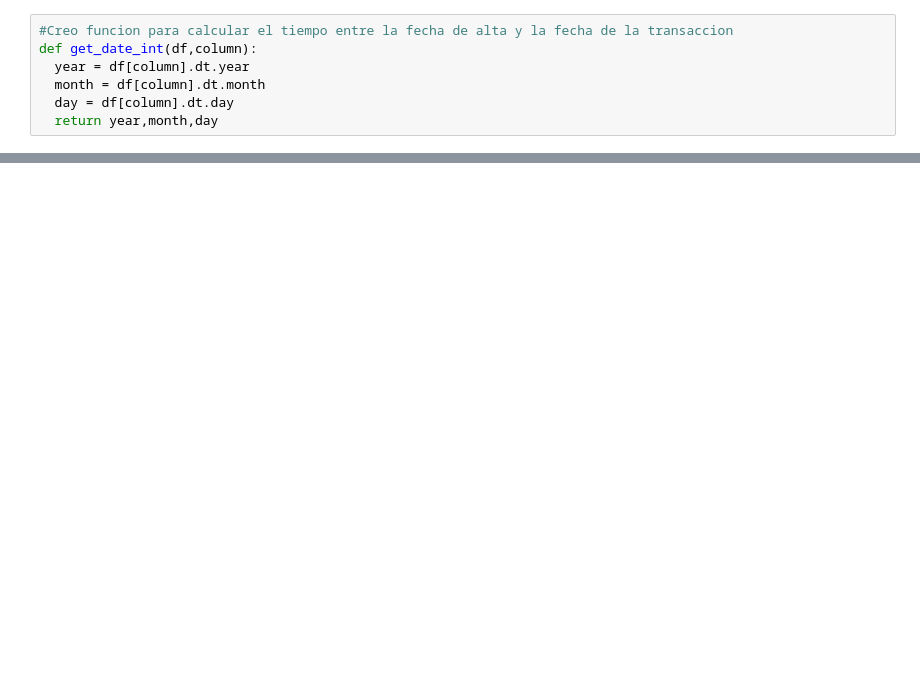
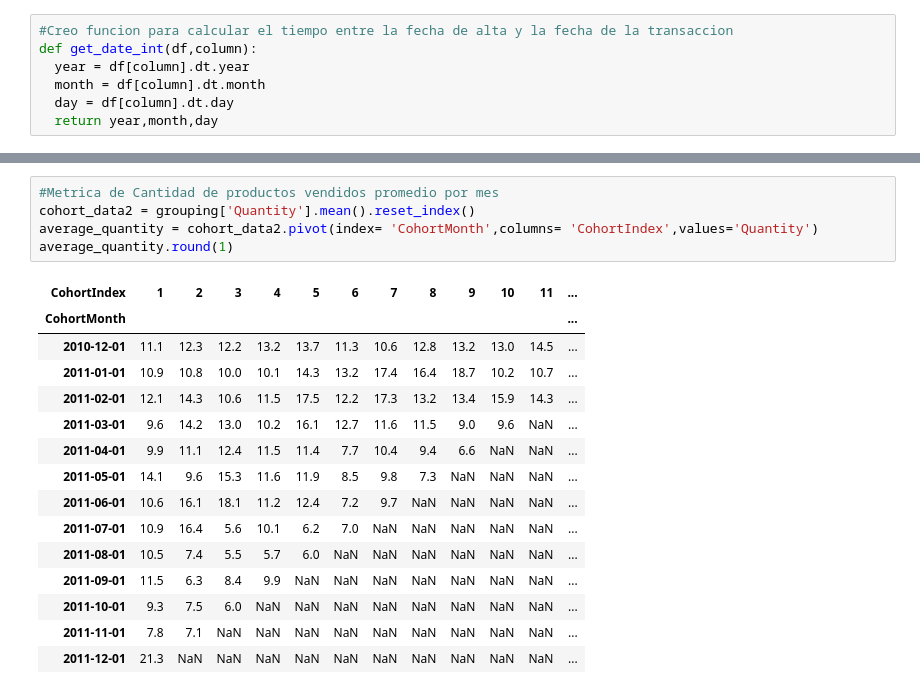
Before and after one commit to lucasnserra/CustomerSegmentation, a Jupyter notebook: Time_Cohorts.ipynb, the cells around one changed output, grey strips where cells are left out. Cells and saved outputs as stored; diff of their text form; blank space fills up the shorter version.

```diff
--- a/Time_Cohorts.ipynb
+++ b/Time_Cohorts.ipynb
@@ -76,0 +107,21 @@ online.head()
+# %%
+#Metrica de Cantidad de productos vendidos promedio por mes
+cohort_data2 = grouping['Quantity'].mean().reset_index()
+average_quantity = cohort_data2.pivot(index= 'CohortMonth',columns= 'CohortIndex',values='Quantity')
+average_quantity.round(1)
+# %% [output]
+| CohortIndex | 1 | 2 | 3 | 4 | 5 | 6 | 7 | 8 | 9 | 10 | 11 | ... |
+| CohortMonth |  |  |  |  |  |  |  |  |  |  |  | ... |
+| 2010-12-01 | 11.1 | 12.3 | 12.2 | 13.2 | 13.7 | 11.3 | 10.6 | 12.8 | 13.2 | 13.0 | 14.5 | ... |
+| 2011-01-01 | 10.9 | 10.8 | 10.0 | 10.1 | 14.3 | 13.2 | 17.4 | 16.4 | 18.7 | 10.2 | 10.7 | ... |
+| 2011-02-01 | 12.1 | 14.3 | 10.6 | 11.5 | 17.5 | 12.2 | 17.3 | 13.2 | 13.4 | 15.9 | 14.3 | ... |
+| 2011-03-01 | 9.6 | 14.2 | 13.0 | 10.2 | 16.1 | 12.7 | 11.6 | 11.5 | 9.0 | 9.6 | NaN | ... |
+| 2011-04-01 | 9.9 | 11.1 | 12.4 | 11.5 | 11.4 | 7.7 | 10.4 | 9.4 | 6.6 | NaN | NaN | ... |
+| 2011-05-01 | 14.1 | 9.6 | 15.3 | 11.6 | 11.9 | 8.5 | 9.8 | 7.3 | NaN | NaN | NaN | ... |
+| 2011-06-01 | 10.6 | 16.1 | 18.1 | 11.2 | 12.4 | 7.2 | 9.7 | NaN | NaN | NaN | NaN | ... |
+| 2011-07-01 | 10.9 | 16.4 | 5.6 | 10.1 | 6.2 | 7.0 | NaN | NaN | NaN | NaN | NaN | ... |
+| 2011-08-01 | 10.5 | 7.4 | 5.5 | 5.7 | 6.0 | NaN | NaN | NaN | NaN | NaN | NaN | ... |
+| 2011-09-01 | 11.5 | 6.3 | 8.4 | 9.9 | NaN | NaN | NaN | NaN | NaN | NaN | NaN | ... |
+| 2011-10-01 | 9.3 | 7.5 | 6.0 | NaN | NaN | NaN | NaN | NaN | NaN | NaN | NaN | ... |
+| 2011-11-01 | 7.8 | 7.1 | NaN | NaN | NaN | NaN | NaN | NaN | NaN | NaN | NaN | ... |
+| 2011-12-01 | 21.3 | NaN | NaN | NaN | NaN | NaN | NaN | NaN | NaN | NaN | NaN | ... |
```
Also changed, not shown: parts of 9 cells of this notebook.
